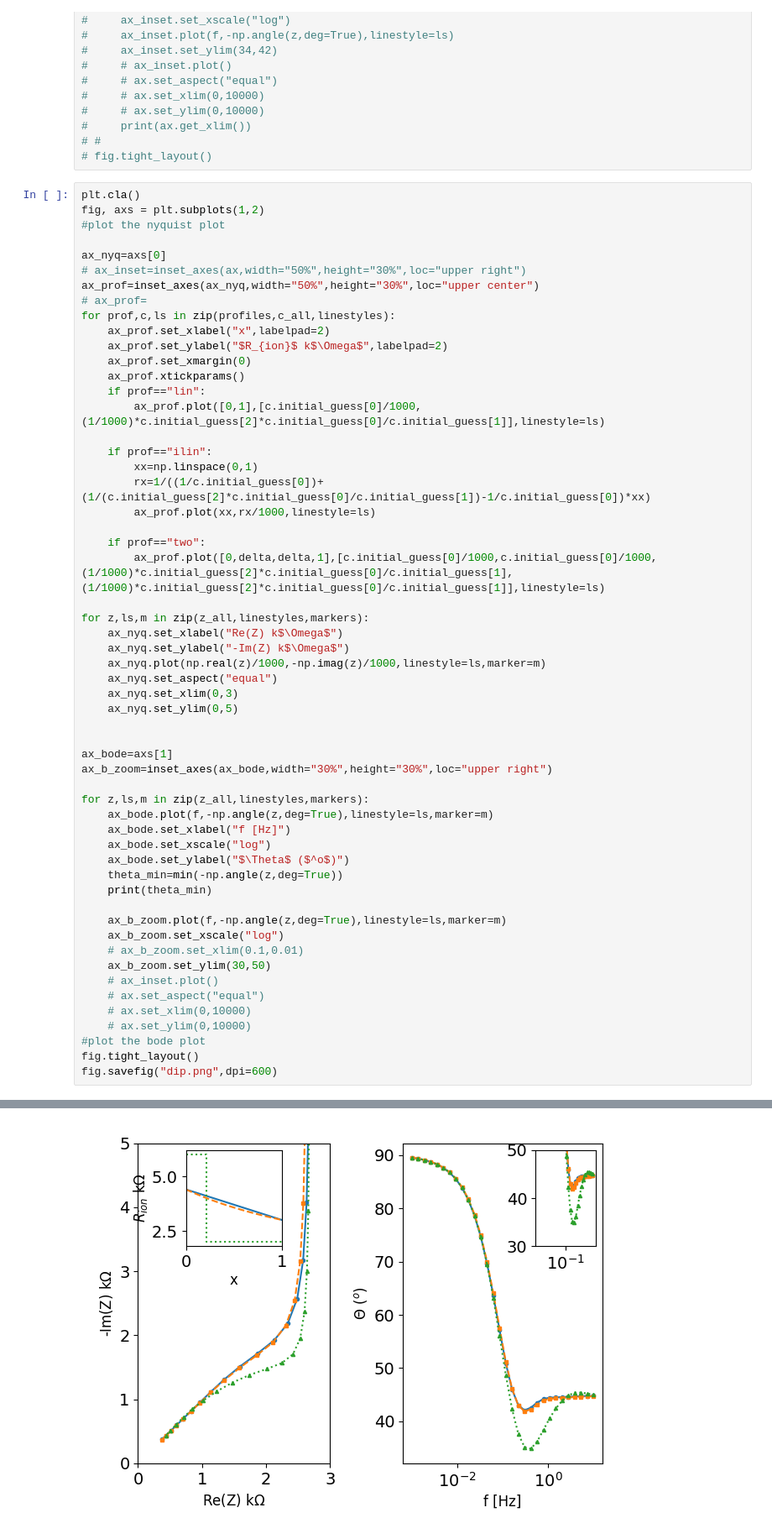
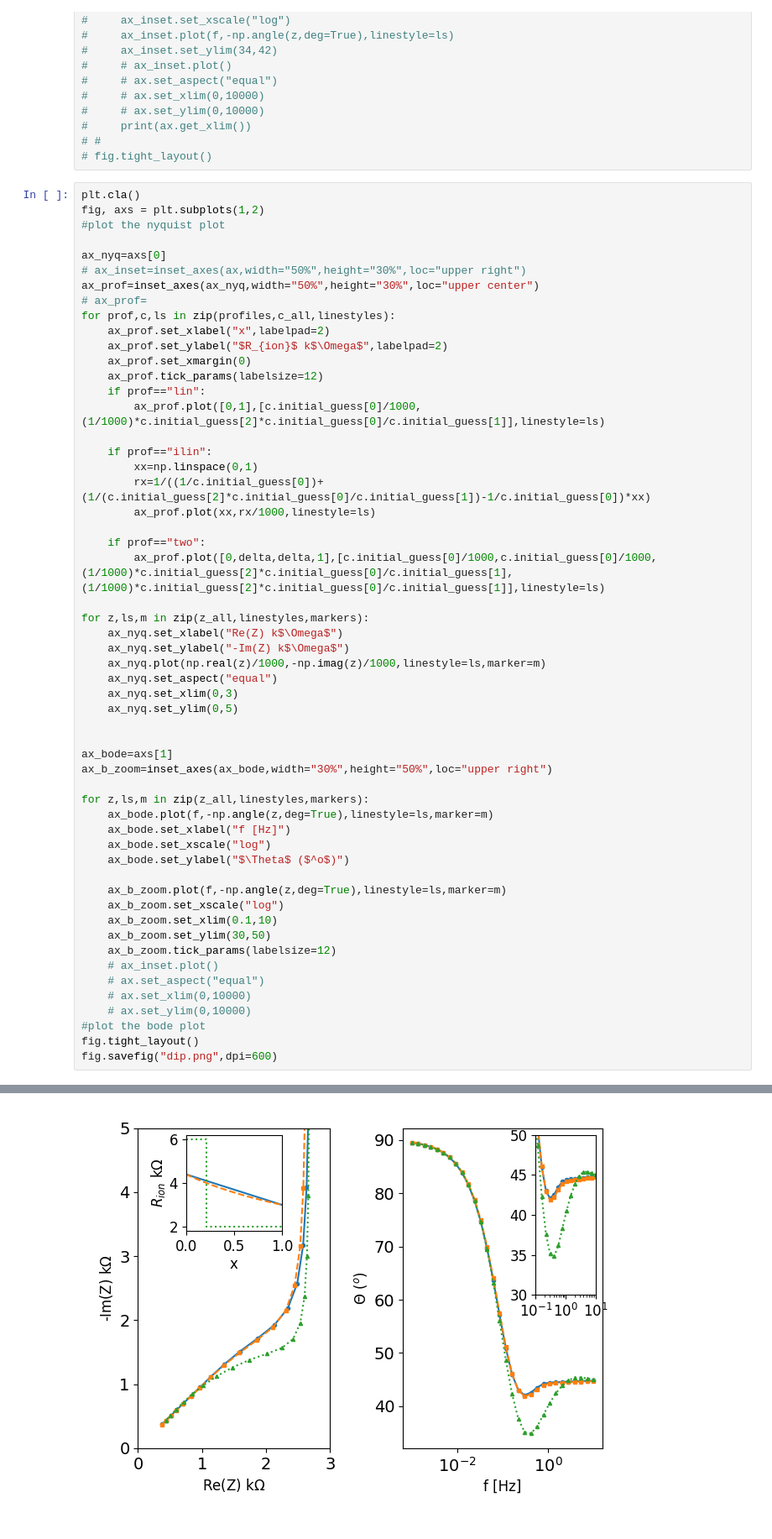
Before and after one commit to Yugal0/fitting-eis-dipangle-analysis, a Jupyter notebook: figure_flow.ipynb, the cells around one changed output, grey strips where cells are left out. Shown: that part at 84% size. Saved outputs shown, nothing was run; the diff lists cells and outputs as text.

```diff
--- a/figure_flow.ipynb
+++ b/figure_flow.ipynb
@@ -130,7 +130,7 @@ for prof,c,ls in zip(profiles,c_all,linestyles):
     ax_prof.set_xlabel("x",labelpad=2)
     ax_prof.set_ylabel("$R_{ion}$ k$\Omega$",labelpad=2)
     ax_prof.set_xmargin(0)
-    ax_prof.xtickparams()
+    ax_prof.tick_params(labelsize=12)
     if prof=="lin":
         ax_prof.plot([0,1],[c.initial_guess[0]/1000,(1/1000)*c.initial_guess[2]*c.initial_guess[0]/c.initial_guess[1]],linestyle=ls)
 
@@ -152,20 +152,19 @@ for z,ls,m in zip(z_all,linestyles,markers):
 
 
 ax_bode=axs[1]
-ax_b_zoom=inset_axes(ax_bode,width="30%",height="30%",loc="upper right")
+ax_b_zoom=inset_axes(ax_bode,width="30%",height="50%",loc="upper right")
 
 for z,ls,m in zip(z_all,linestyles,markers):
     ax_bode.plot(f,-np.angle(z,deg=True),linestyle=ls,marker=m)
     ax_bode.set_xlabel("f [Hz]")
     ax_bode.set_xscale("log")
     ax_bode.set_ylabel("$\Theta$ ($^o$)")
-    theta_min=min(-np.angle(z,deg=True))
-    print(theta_min)
 
     ax_b_zoom.plot(f,-np.angle(z,deg=True),linestyle=ls,marker=m)
     ax_b_zoom.set_xscale("log")
-    # ax_b_zoom.set_xlim(0.1,0.01)
+    ax_b_zoom.set_xlim(0.1,10)
     ax_b_zoom.set_ylim(30,50)
+    ax_b_zoom.tick_params(labelsize=12)
     # ax_inset.plot()
     # ax.set_aspect("equal")
     # ax.set_xlim(0,10000)
@@ -180,4 +176,4 @@ fig.savefig("dip.png",dpi=600)
-[figure, old version]
+[figure, new version]
 # %%
 # import matplotlib.pyplot as plt
 
```
Also changed, not shown: parts of 1 cell of this notebook, 1 other file.
